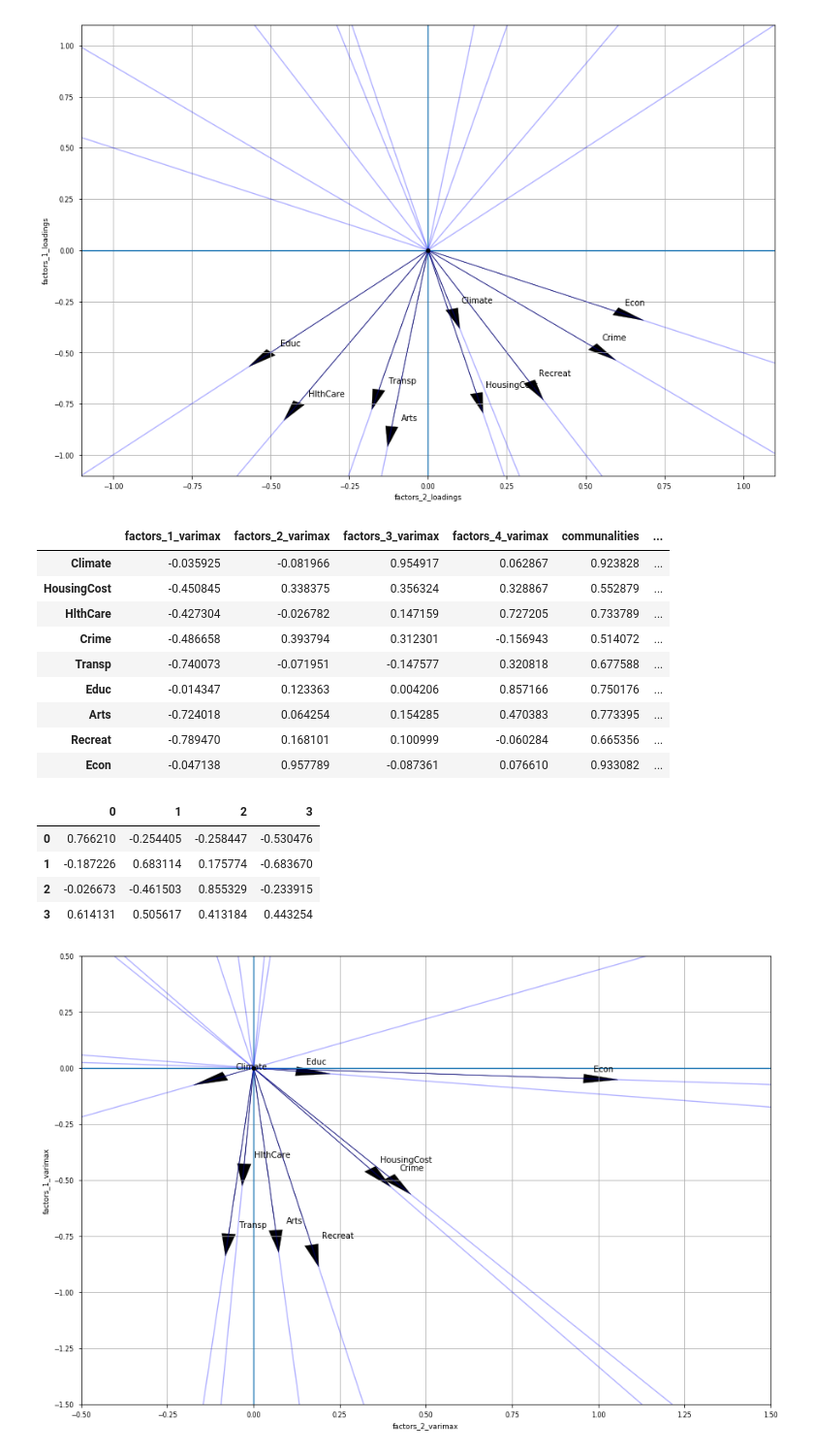
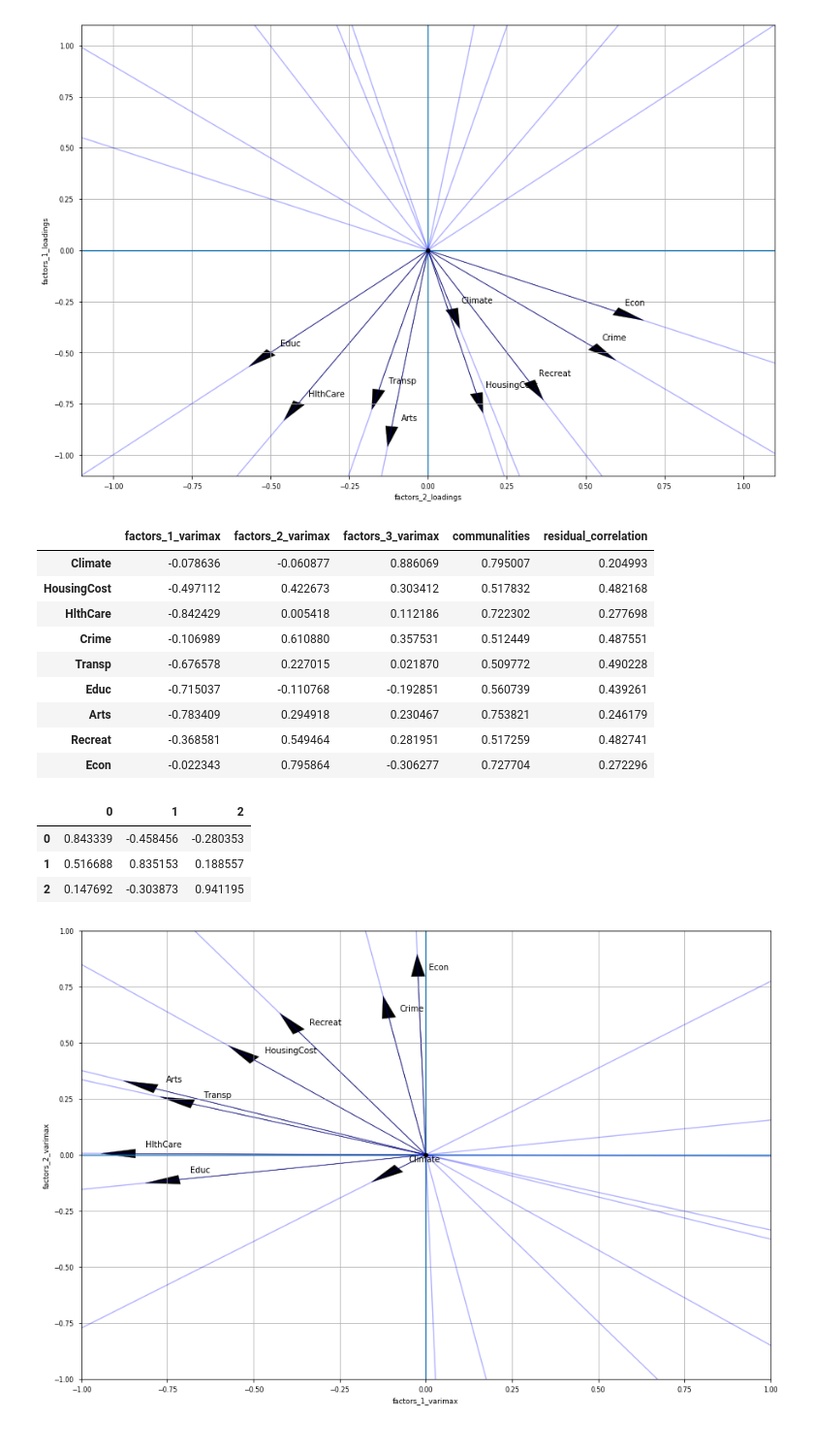
Before and after one commit to ErickEduardoAH/AnalisisMultivariado, a Jupyter notebook: 3.2 - Interdependence Spectral Analysis - factor analysis.ipynb, the cells around one changed output. Shown at 97% size. Saved outputs shown, nothing was run; the diff lists cells and outputs as text; code cells hidden in the pictures.

Commit message:
arego biplot de factores

```diff
--- a/3.2 - Interdependence Spectral Analysis - factor analysis.ipynb
+++ b/3.2 - Interdependence Spectral Analysis - factor analysis.ipynb
@@ -191,7 +191,7 @@ def computeCommunalities(factorLoadingsPD):
     factorLoadingsPD[['residual_correlation']]=1-factorLoadingsPD[['communalities']]
     return factorLoadingsPD
 # %%
-k=4
+k=3
 factorLoadingsPD = pd.DataFrame(np.dot(eigenVectors,sqrtLambda[:,:k]),\
                                 columns=['factors_'+str(i+1)+'_loadings' for i in range(0,k)],\
                                 index=features)
@@ -241,28 +241,27 @@ varimaxFactorsLoadingsPD = pd.DataFrame(varimaxMatrix,\
 varimaxFactorsLoadingsPD = computeCommunalities(varimaxFactorsLoadingsPD)
 varimaxFactorsLoadingsPD
 # %% [output]
-|  | factors_1_varimax | factors_2_varimax | factors_3_varimax | factors_4_varimax | communalities | ... |
-| Climate | -0.035925 | -0.081966 | 0.954917 | 0.062867 | 0.923828 | ... |
-| HousingCost | -0.450845 | 0.338375 | 0.356324 | 0.328867 | 0.552879 | ... |
-| HlthCare | -0.427304 | -0.026782 | 0.147159 | 0.727205 | 0.733789 | ... |
-| Crime | -0.486658 | 0.393794 | 0.312301 | -0.156943 | 0.514072 | ... |
-| Transp | -0.740073 | -0.071951 | -0.147577 | 0.320818 | 0.677588 | ... |
-| Educ | -0.014347 | 0.123363 | 0.004206 | 0.857166 | 0.750176 | ... |
-| Arts | -0.724018 | 0.064254 | 0.154285 | 0.470383 | 0.773395 | ... |
-| Recreat | -0.789470 | 0.168101 | 0.100999 | -0.060284 | 0.665356 | ... |
-| Econ | -0.047138 | 0.957789 | -0.087361 | 0.076610 | 0.933082 | ... |
+|  | factors_1_varimax | factors_2_varimax | factors_3_varimax | communalities | residual_correlation |
+| Climate | -0.078636 | -0.060877 | 0.886069 | 0.795007 | 0.204993 |
+| HousingCost | -0.497112 | 0.422673 | 0.303412 | 0.517832 | 0.482168 |
+| HlthCare | -0.842429 | 0.005418 | 0.112186 | 0.722302 | 0.277698 |
+| Crime | -0.106989 | 0.610880 | 0.357531 | 0.512449 | 0.487551 |
+| Transp | -0.676578 | 0.227015 | 0.021870 | 0.509772 | 0.490228 |
+| Educ | -0.715037 | -0.110768 | -0.192851 | 0.560739 | 0.439261 |
+| Arts | -0.783409 | 0.294918 | 0.230467 | 0.753821 | 0.246179 |
+| Recreat | -0.368581 | 0.549464 | 0.281951 | 0.517259 | 0.482741 |
+| Econ | -0.022343 | 0.795864 | -0.306277 | 0.727704 | 0.272296 |
 # %%
 pd.DataFrame(rotationMatrix)
 # %% [output]
-|  | 0 | 1 | 2 | 3 |
-| 0 | 0.766210 | -0.254405 | -0.258447 | -0.530476 |
-| 1 | -0.187226 | 0.683114 | 0.175774 | -0.683670 |
-| 2 | -0.026673 | -0.461503 | 0.855329 | -0.233915 |
-| 3 | 0.614131 | 0.505617 | 0.413184 | 0.443254 |
+|  | 0 | 1 | 2 |
+| 0 | 0.843339 | -0.458456 | -0.280353 |
+| 1 | 0.516688 | 0.835153 | 0.188557 |
+| 2 | 0.147692 | -0.303873 | 0.941195 |
 # %%
 plt.figure(figsize=(15,10))
-plt.axis([-0.5,1.5,-1.5,0.5])
-varimaxFactors = ['factors_2_varimax','factors_1_varimax']
+plt.axis([-1,1,-1,1])
+varimaxFactors = ['factors_1_varimax','factors_2_varimax']
 plotProjectedBase(plt,varimaxFactors,varimaxFactorsLoadingsPD,features)
 # %% [output]
-[figure, old version]
+[figure, new version]
```
Also changed, not shown: parts of 4 cells of this notebook.
